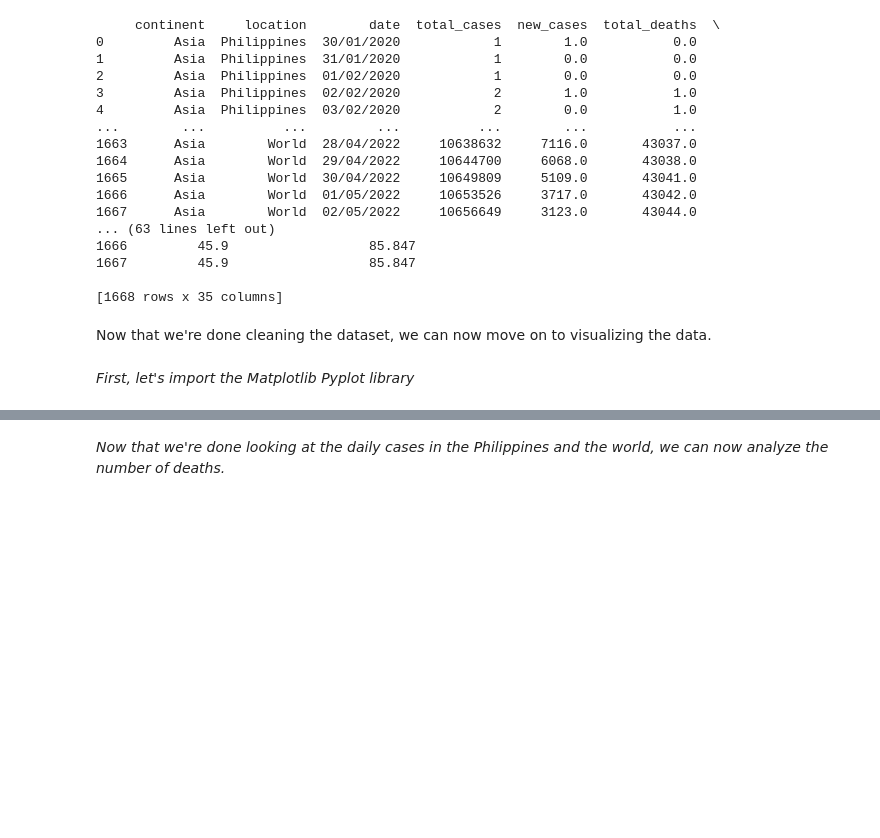
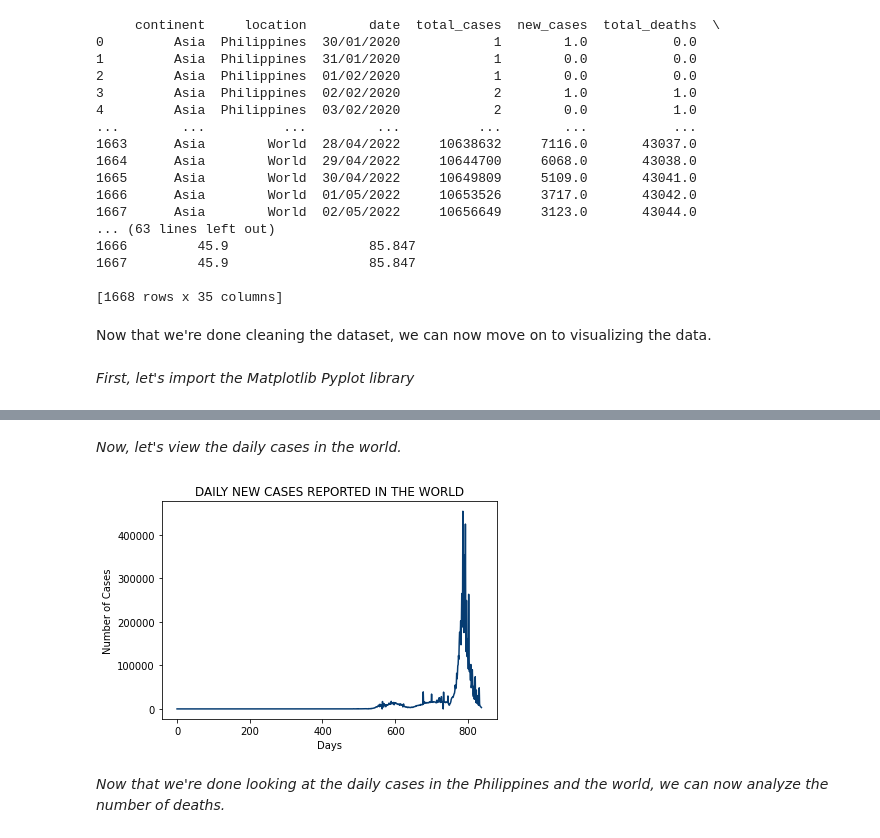
Before and after one commit to jxblrkrstffrbrms/ITBA3206-SPARTACUS, a Jupyter notebook: Reaching_New_Heights_Boosting_Vaccinations_for_a_Safer_Community.ipynb, the cells around one changed output, grey strips where cells are left out. Saved outputs shown, nothing was run; the diff lists cells and outputs as text; code cells hidden in the pictures; blank space fills up the shorter version.

```diff
--- a/Reaching_New_Heights_Boosting_Vaccinations_for_a_Safer_Community.ipynb
+++ b/Reaching_New_Heights_Boosting_Vaccinations_for_a_Safer_Community.ipynb
@@ -128,3 +145,18 @@ import matplotlib.pyplot as plt
+# %% [markdown]
+*Now, let's view the daily cases in the world.*
+# %%
+world_ver = df1.loc[df1['location'] == 'World']
+
+b = np.array(world_ver['new_cases'])
+
+plt.plot(b, c='#063c72')
+plt.title("DAILY NEW CASES REPORTED IN THE WORLD")
+plt.xlabel("Days")
+plt.ylabel("Number of Cases")
+
+plt.show()
+# %% [output]
+[figure, added]
 # %% [markdown]
 *Now that we're done looking at the daily cases in the Philippines and the world, we can now analyze the number of deaths.*
 # %%
```
Also changed, not shown: parts of 5 cells of this notebook.
